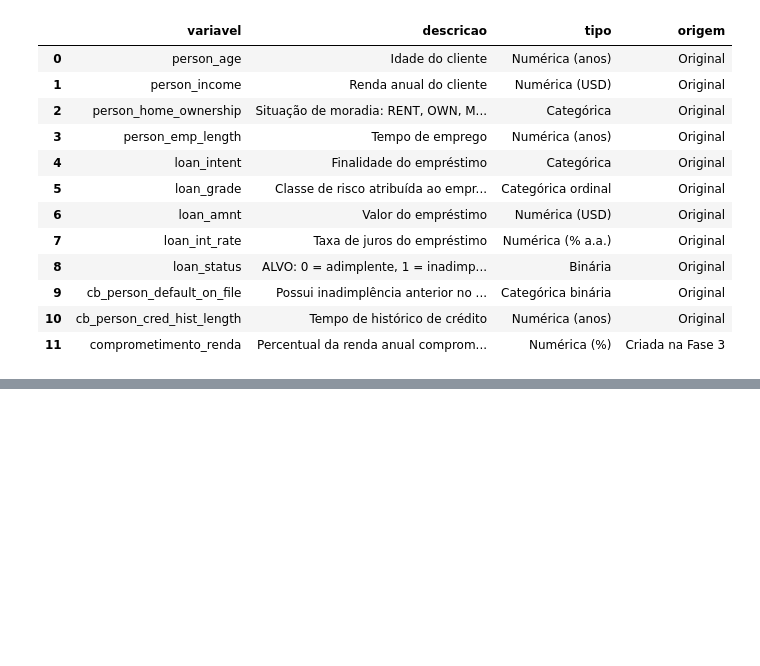
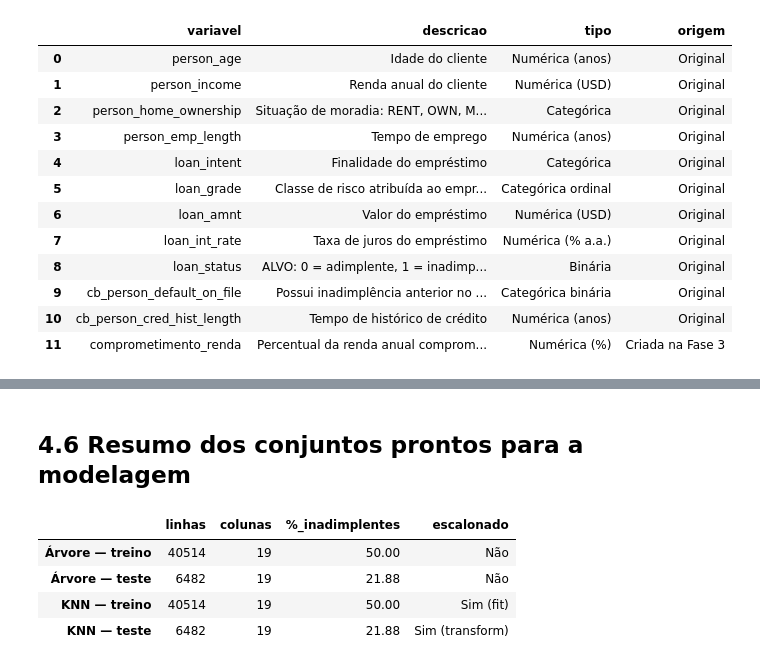
Before and after one commit to waldineilameira-lab/risco-credito-ml, a Jupyter notebook: notebooks/pipeline_risco_credito.ipynb, the cells around one changed output, grey strips where cells are left out. Saved outputs shown, nothing was run; the diff lists cells and outputs as text; code cells hidden in the pictures; blank space fills up the shorter version.

```diff
--- a/notebooks/pipeline_risco_credito.ipynb
+++ b/notebooks/pipeline_risco_credito.ipynb
@@ -1115,0 +1364,20 @@ dicionario_final
+# %% [markdown]
+## 4.6 Resumo dos conjuntos prontos para a modelagem
+# %%
+# ============================================================
+# 4.6 Resumo
+# ============================================================
+
+resumo_conjuntos = pd.DataFrame({
+    "linhas": [len(X_train_arvore), len(X_test_arvore), len(X_train_knn), len(X_test_knn)],
+    "colunas": [X_train_arvore.shape[1], X_test_arvore.shape[1], X_train_knn.shape[1], X_test_knn.shape[1]],
+    "%_inadimplentes": [y_train_bal.mean() * 100, y_test.mean() * 100, y_train_bal.mean() * 100, y_test.mean() * 100],
+    "escalonado": ["Não", "Não", "Sim (fit)", "Sim (transform)"],
+}, index=["Árvore — treino", "Árvore — teste", "KNN — treino", "KNN — teste"])
+resumo_conjuntos
+# %% [output]
+|  | linhas | colunas | %_inadimplentes | escalonado |
+| Árvore — treino | 40514 | 19 | 50.00 | Não |
+| Árvore — teste | 6482 | 19 | 21.88 | Não |
+| KNN — treino | 40514 | 19 | 50.00 | Sim (fit) |
+| KNN — teste | 6482 | 19 | 21.88 | Sim (transform) |
```
Also changed, not shown: parts of 14 cells of this notebook, 1 other file.
